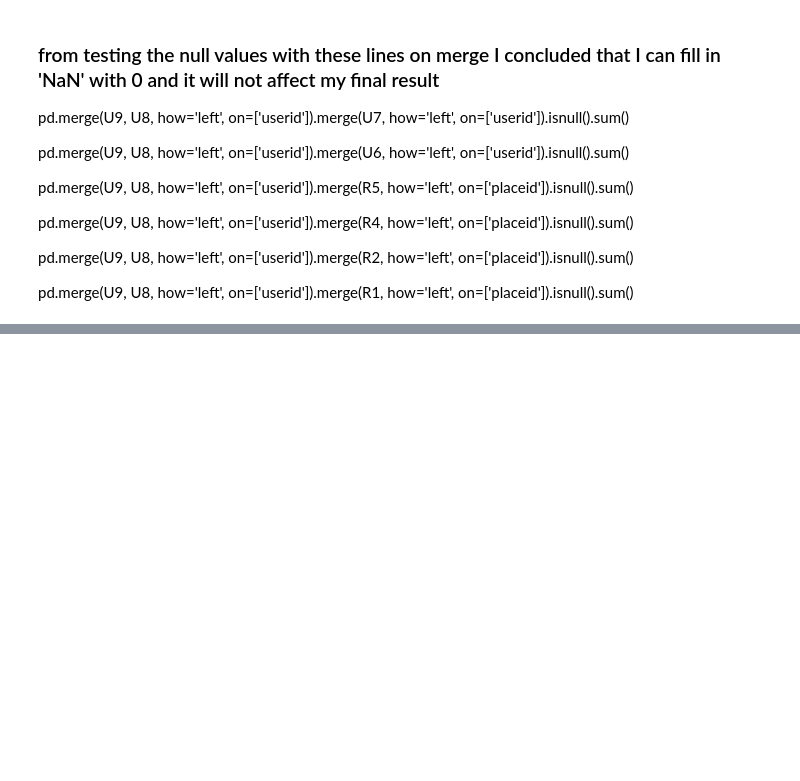
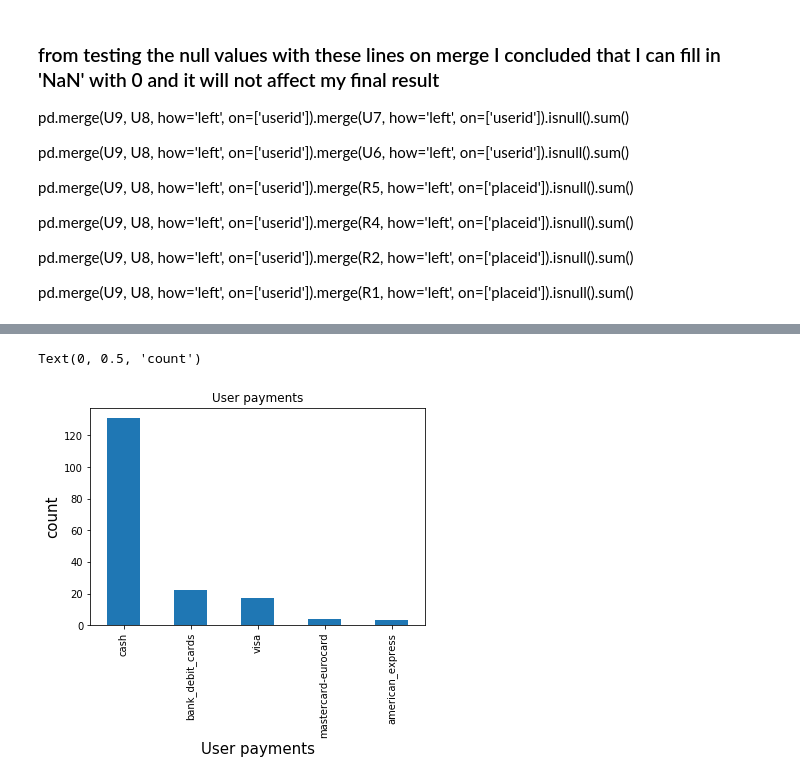
Before and after one commit to JeanFraga/DS8-Build_Week-1, a Jupyter notebook: notebooks/Restaurant Data with Consumer Ratings Features.ipynb, the cells around one changed output, grey strips where cells are left out. Saved outputs shown, nothing was run; the diff lists cells and outputs as text; code cells hidden in the pictures; blank space fills up the shorter version.

```diff
--- a/notebooks/Restaurant Data with Consumer Ratings Features.ipynb
+++ b/notebooks/Restaurant Data with Consumer Ratings Features.ipynb
@@ -730,0 +733,7 @@ final.to_csv('Restaurant_Consumer_Data_merged',index=False)
+# %%
+F6plt=user_payment.upayment.value_counts().plot.bar(title="User payments")
+F6plt.set_xlabel('User payments',size=15)
+F6plt.set_ylabel('count',size=15)
+# %% [output]
+Text(0, 0.5, 'count')
+[figure, added]
```
Also changed, not shown: parts of 6 cells of this notebook, 3 other files.
